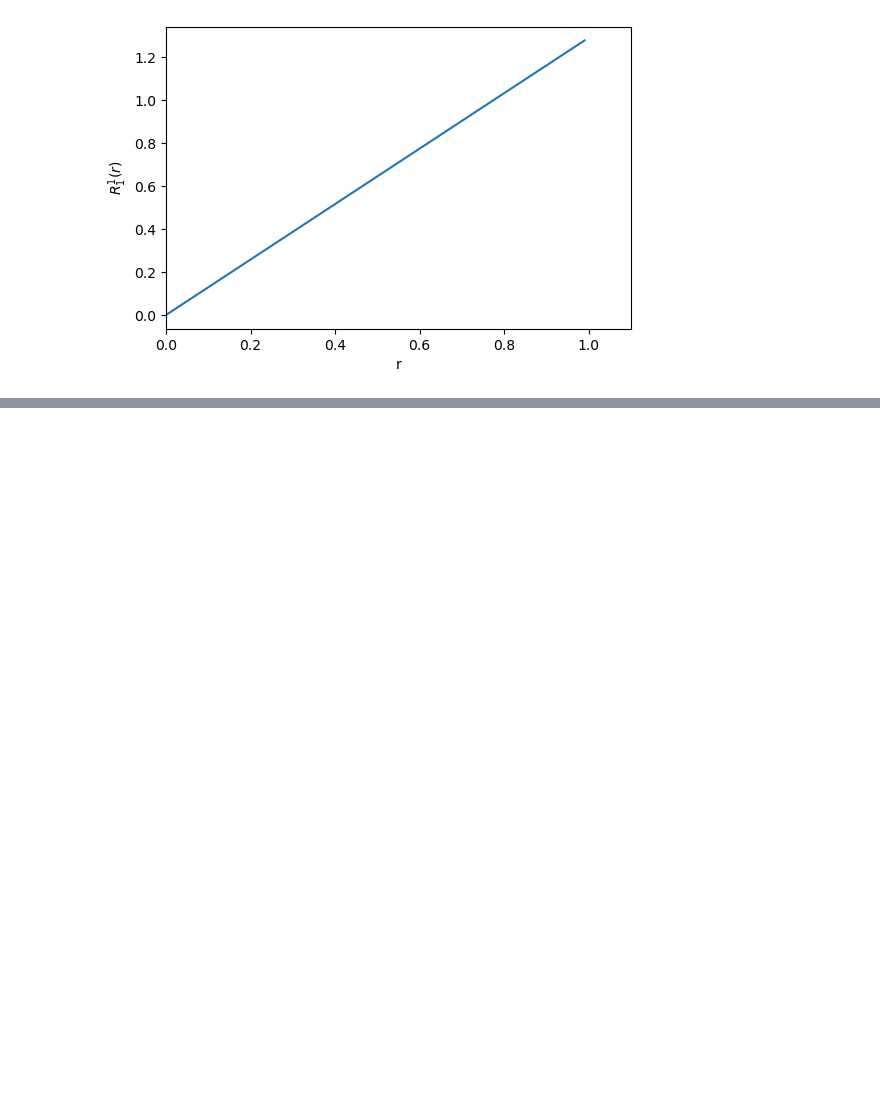
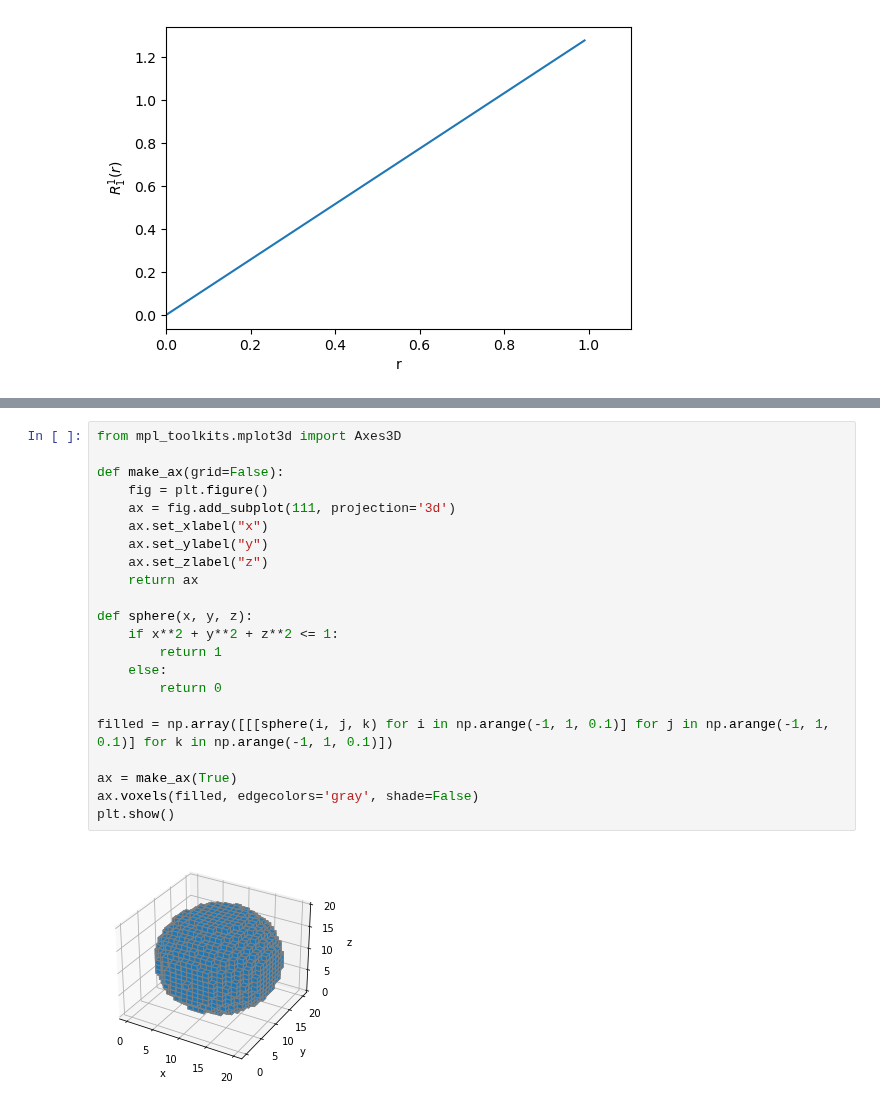
Before and after one commit to denyskononenko/datasciencesnippets, a Jupyter notebook: descriptors/zernike3D.ipynb, the cells around one changed output, grey strips where cells are left out. Saved outputs shown, nothing was run; the diff lists cells and outputs as text; blank space fills up the shorter version.

```diff
--- a/descriptors/zernike3D.ipynb
+++ b/descriptors/zernike3D.ipynb
@@ -84,0 +134,24 @@ zen.plot_moment(10,4,4)
+# %%
+from mpl_toolkits.mplot3d import Axes3D
+
+def make_ax(grid=False):
+    fig = plt.figure()
+    ax = fig.add_subplot(111, projection='3d')
+    ax.set_xlabel("x")
+    ax.set_ylabel("y")
+    ax.set_zlabel("z")
+    return ax
+
+def sphere(x, y, z):
+    if x**2 + y**2 + z**2 <= 1:
+        return 1
+    else:
+        return 0
+
+filled = np.array([[[sphere(i, j, k) for i in np.arange(-1, 1, 0.1)] for j in np.arange(-1, 1, 0.1)] for k in np.arange(-1, 1, 0.1)])
+
+ax = make_ax(True)
+ax.voxels(filled, edgecolors='gray', shade=False)
+plt.show()
+# %% [output]
+[figure, added]
```
Also changed, not shown: parts of 4 cells of this notebook, 1 other file.
